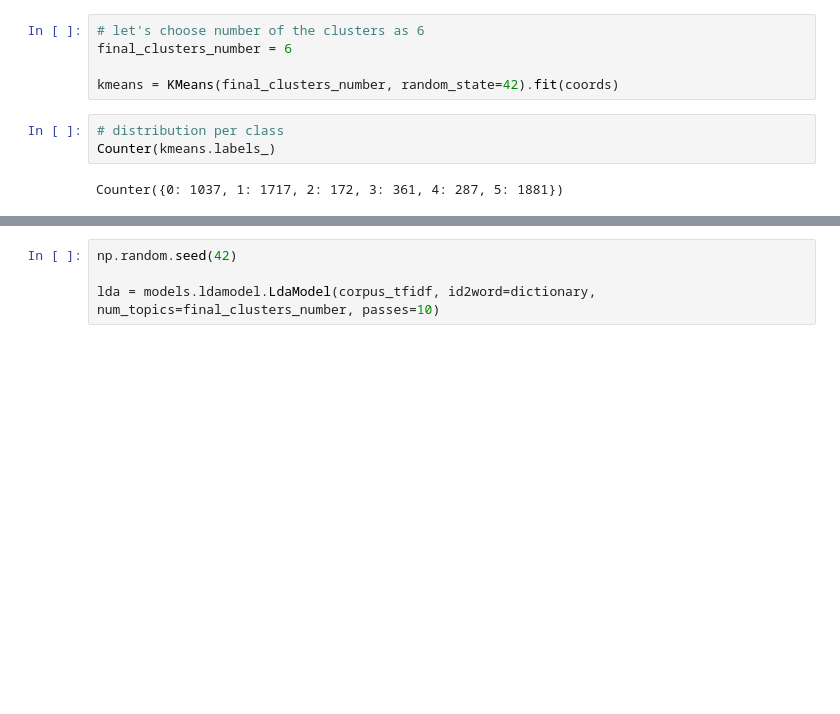
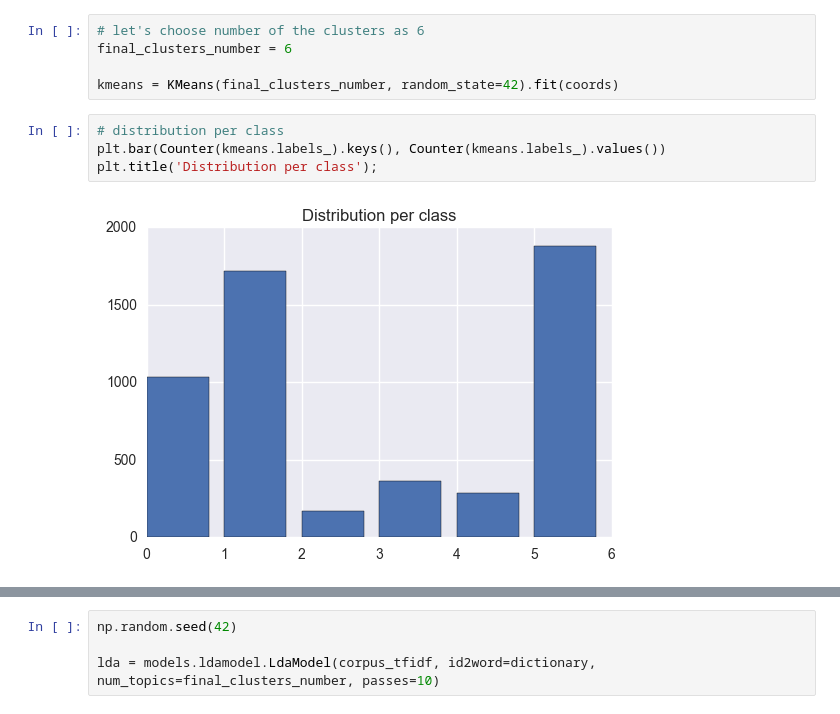
Before and after one commit to DanilBaibak/crash_planes, a Jupyter notebook: summaries_investigation.ipynb, the cells around one changed output, grey strips where cells are left out. Saved outputs shown, nothing was run; the diff lists cells and outputs as text; blank space fills up the shorter version.

```diff
--- a/summaries_investigation.ipynb
+++ b/summaries_investigation.ipynb
@@ -137,9 +138,10 @@ final_clusters_number = 6
 kmeans = KMeans(final_clusters_number, random_state=42).fit(coords)
 # %%
 # distribution per class
-Counter(kmeans.labels_)
+plt.bar(Counter(kmeans.labels_).keys(), Counter(kmeans.labels_).values())
+plt.title('Distribution per class');
 # %% [output]
-Counter({0: 1037, 1: 1717, 2: 172, 3: 361, 4: 287, 5: 1881})
+[figure, added]
 # %%
 colors = ["g", "r", "m", "c", "y", "k"]
 
```
Also changed, not shown: parts of 13 cells of this notebook.
